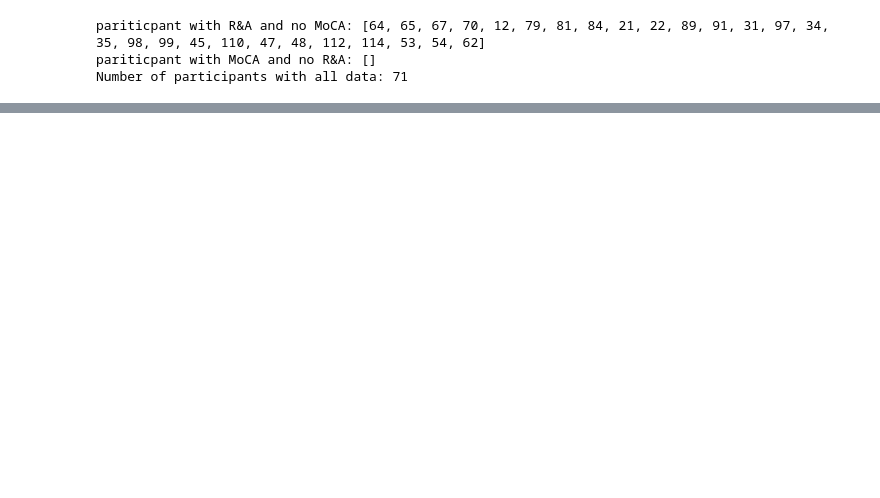
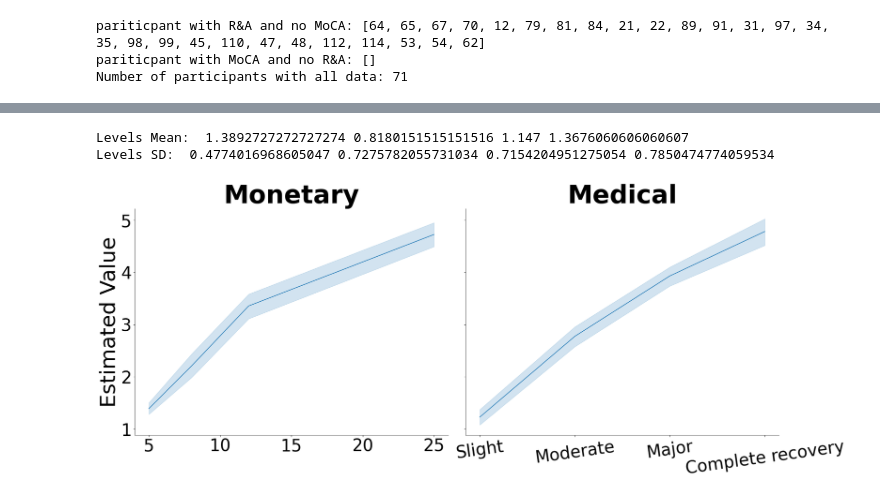
Before and after one commit to KoremNSN/Aging, a Jupyter notebook: RiskAmbiguity/RnA_modelbased_analysis.ipynb, the cells around one changed output, grey strips where cells are left out. Drawn from its saved outputs; the diff is of its cells as text; code cells hidden in the pictures; blank space fills up the shorter version.

```diff
--- a/RiskAmbiguity/RnA_modelbased_analysis.ipynb
+++ b/RiskAmbiguity/RnA_modelbased_analysis.ipynb
@@ -965,0 +760,63 @@ mon_beta.to_netcdf("data/mon_trace_beta.nc")
+# %%
+df_long_mon = df.melt(id_vars='sub',
+                      value_vars=['level1', 'level2', 'level3', 'level4'],
+                      var_name='level')
+
+hist = db_mon.groupby(['sub','level','risk','ambiguity']).sum()['choice']
+hist = hist.reset_index()
+
+
+hist['risk'] = hist.risk.astype('category')
+hist['ambiguity'] = hist.ambiguity.astype('category')
+hist['level'] = hist.level.astype('category')
+
+print("Levels Mean: ",
+      np.mean(df['level1_mon']),
+      np.mean(df['level2_mon']),
+      np.mean(df['level3_mon']),
+      np.mean(df['level4_mon']))
+
+print("Levels SD: ",
+      np.std(df['level1_mon']),
+      np.std(df['level2_mon']),
+      np.std(df['level3_mon']),
+      np.std(df['level4_mon']))
+
+level_mapping = {
+    'level1': 5,
+    'level2': 8,
+    'level3': 12,
+    'level4': 25
+}
+
+df_long_mon['levelName'] = df_long_mon['level'].map(level_mapping)
+# %% [output]
+Levels Mean:  1.3892727272727274 0.8180151515151516 1.147 1.3676060606060607
+Levels SD:  0.4774016968605047 0.7275782055731034 0.7154204951275054 0.7850474774059534
+# %%
+fig, axes = plt.subplots(1, 2, figsize=(25, 10), sharey=True)
+sns.lineplot(data = df_long_mon, x = 'levelName', y='value', ax=axes[0])
+sns.lineplot(data = df_long_med, x = 'levelName', y='value', ax=axes[1])
+
+
+#axes[1].set(ylabel="Estimated Value")
+axes[0].set_title('Monetary', fontweight="bold", size=60)
+axes[1].set_title('Medical', fontweight="bold", size=60)
+axes[0].set_ylabel('Estimated Value', fontsize = 50.0)
+axes[0].set_xlabel('', fontsize = 50.0)
+axes[1].set_xlabel('', fontsize = 50.0)
+axes[0].tick_params(axis='both', which='major', labelsize=40)
+axes[1].tick_params(axis='both', which='major', labelsize=40)
+axes[1].tick_params(axis='x', labelrotation=8)
+
+
+axes[0].set_facecolor('White')
+axes[1].set_facecolor('White')
+
+for spine in ['right', 'top']:
+    axes[0].spines[spine].set_color('white')
+    axes[1].spines[spine].set_color('white')
+
+fig.tight_layout()
+# %% [output]
+[figure, added]
```
Also changed, not shown: parts of 95 cells of this notebook.
